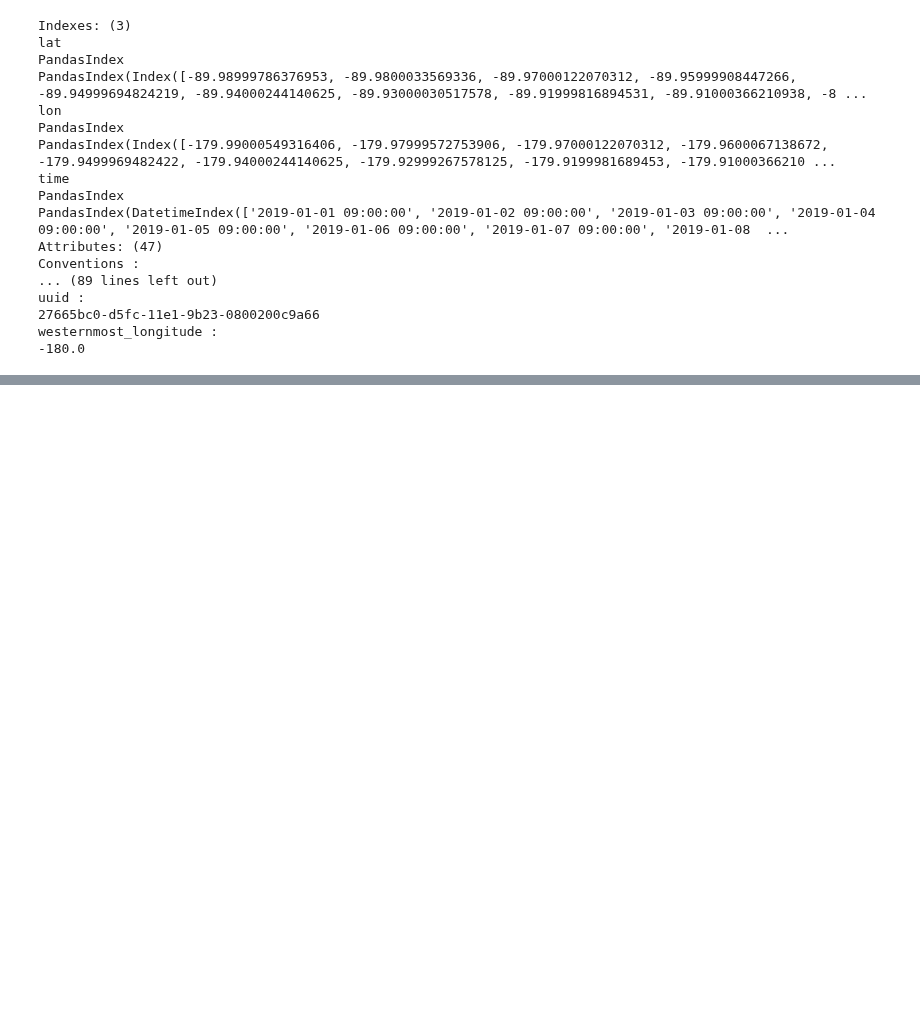
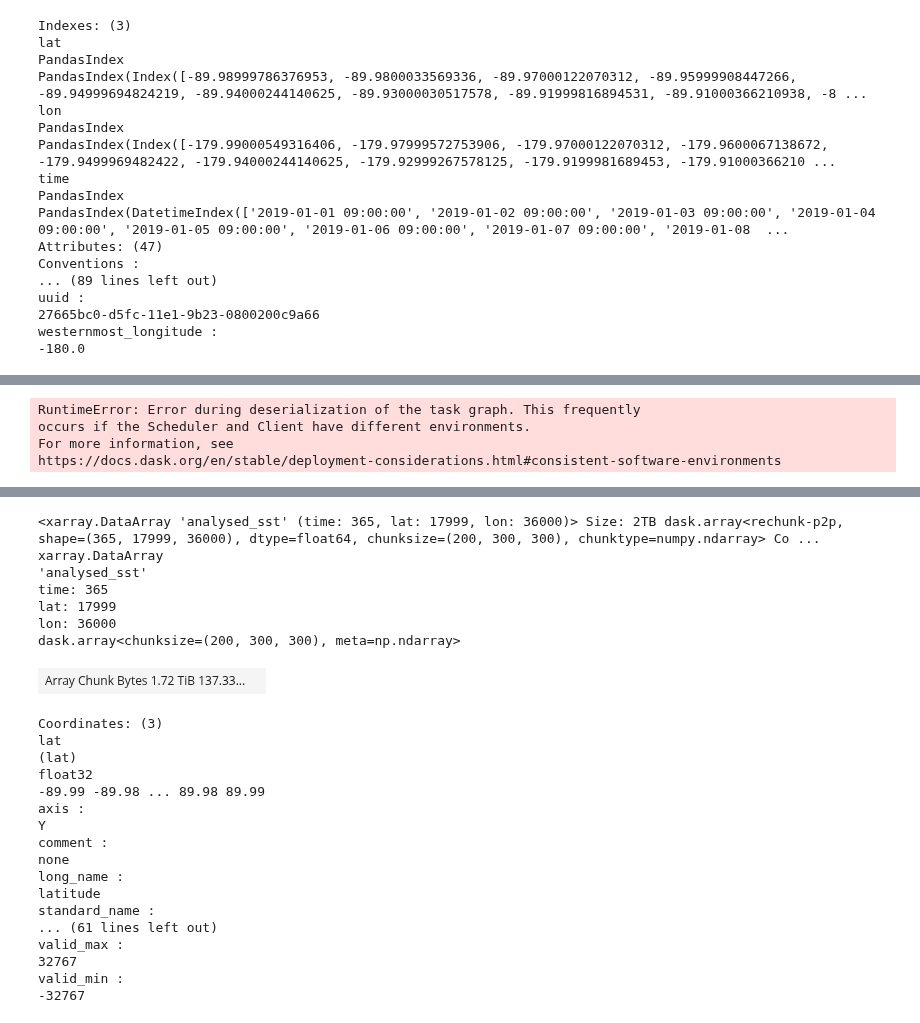
Before and after one commit to DeanHenze/cloud_earthdata, a Jupyter notebook: kerchunk/kerchunk_recipes.ipynb, the cells around one changed output, grey strips where cells are left out. Cells and saved outputs as stored; diff of their text form; code cells hidden in the pictures; blank space fills up the shorter version.

```diff
--- a/kerchunk/kerchunk_recipes.ipynb
+++ b/kerchunk/kerchunk_recipes.ipynb
@@ -982,0 +1045,55 @@ westernmost_longitude :
+# %%
+%%time
+
+## ----------------
+## Set up analysis
+## ----------------
+## (Since these are dask arrays, functions calls don't do the computations yet, just set them up)
+
+## Subset to region off U.S.A. west coast:
+sst_regional = sst.sel(lat=slice(*lat_region), lon=slice(*lon_region))
+
+## Remove linear warming trend:
+p = sst_regional.polyfit(dim='time', deg=1) # Degree 1 polynomial fit coefficients over time for each lat, lon.
+fit = xr.polyval(sst_regional['time'], p.polyfit_coefficients) # Compute linear trend time series at each lat, lon.
+sst_detrend = (sst_regional - fit) # xarray is smart enough to subtract along the time dim only.
+
+## Mean seasonal cycle:
+seasonal_cycle = sst_detrend.groupby("time.month").mean("time")
+
+## ----------------
+## Compute it all!!
+## ----------------
+seasonal_cycle = seasonal_cycle.compute()
+# %% [output]
+RuntimeError: Error during deserialization of the task graph. This frequently
+occurs if the Scheduler and Client have different environments.
+For more information, see
+https://docs.dask.org/en/stable/deployment-considerations.html#consistent-software-environments
+# %%
+%%time
+
+##==================================================================
+## Only works from file if the JSON is loaded into memory first!!!!
+##==================================================================
+with open("ref_combined_2019.json") as f:
+    ref_loaded = json.load(f)
+
+data = xr.open_dataset(
+    "reference://",
+    engine="zarr",
+    chunks={},
+    backend_kwargs={
+        "consolidated": False,
+        "storage_options": {
+            "fo": ref_loaded,
+            #"fo": dir_refs_comb + shortname + "_combined.json",
+            "remote_protocol": "s3",
+            "remote_options": fs.storage_options,
+        }
+    },
+)
+sst = data['analysed_sst']
+sst = sst.chunk(chunks={'lat': 300, 'lon': 300, 'time': 200})
+sst
+# %% [output]
@@ -982,0 +1102,25 @@ westernmost_longitude :
+<xarray.DataArray 'analysed_sst' (time: 365, lat: 17999, lon: 36000)> Size: 2TB dask.array<rechunk-p2p, shape=(365, 17999, 36000), dtype=float64, chunksize=(200, 300, 300), chunktype=numpy.ndarray> Co ...
+xarray.DataArray
+'analysed_sst'
+time: 365
+lat: 17999
+lon: 36000
+dask.array<chunksize=(200, 300, 300), meta=np.ndarray>
+| Array Chunk Bytes 1.72 TiB 137.33... |  |
+Coordinates: (3)
+lat
+(lat)
+float32
+-89.99 -89.98 ... 89.98 89.99
+axis :
+Y
+comment :
+none
+long_name :
+latitude
+standard_name :
+... (61 lines left out)
+valid_max :
+32767
+valid_min :
+-32767
```
Also changed, not shown: parts of 9 cells of this notebook.
